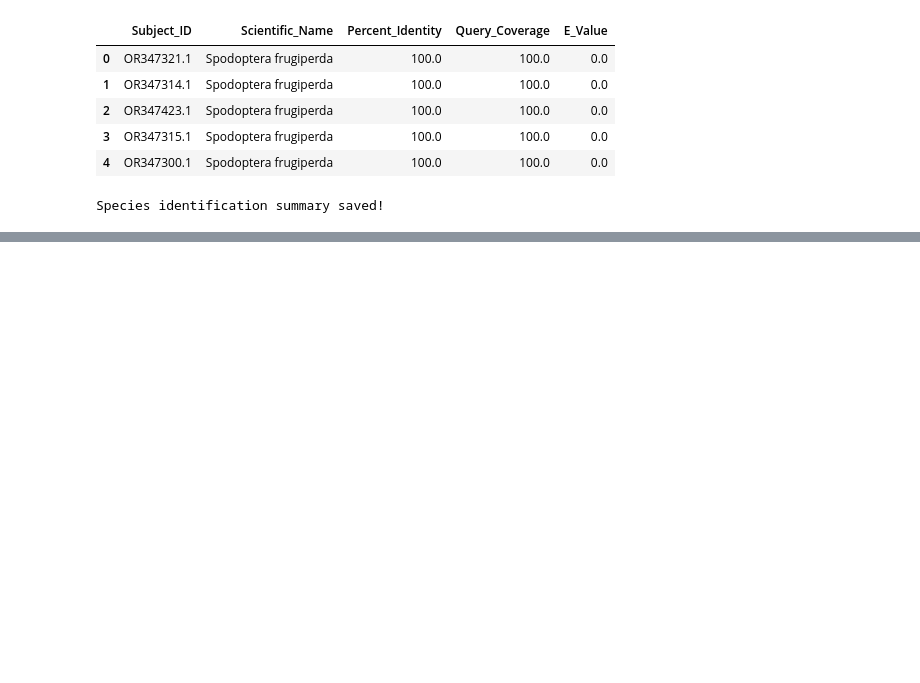
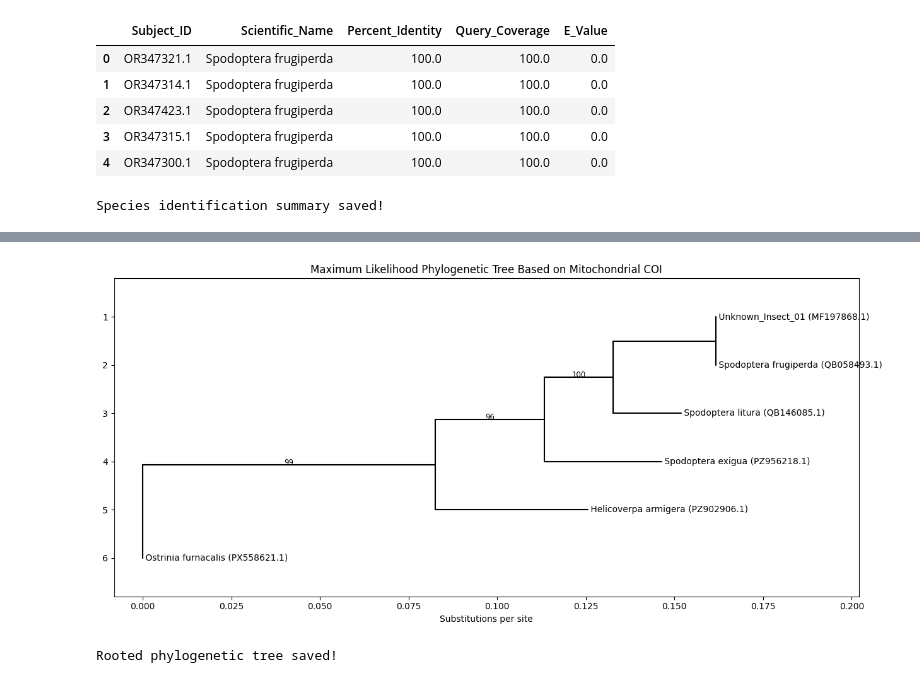
Before and after one commit to bioinformaticswithday/insect-species-identification, a Jupyter notebook: 01_Molecular_Species_Identification.ipynb, the cells around one changed output, grey strips where cells are left out. Saved outputs shown, nothing was run; the diff lists cells and outputs as text; code cells hidden in the pictures; blank space fills up the shorter version.

Commit message:
Insect Identification & Phylogeny Tree

```diff
--- a/01_Molecular_Species_Identification.ipynb
+++ b/01_Molecular_Species_Identification.ipynb
@@ -668,0 +765,4 @@ Project conclusion saved successfully!
+# %%
+print("=== PHYLOGENETIC DATASET ===")
+for rec in all_records:
+    print(rec.id, "|", len(rec.seq), "bp")
@@ -668,0 +910,74 @@ Project conclusion saved successfully!
+# %%
+
+from Bio import Phylo
+import matplotlib.pyplot as plt
+from pathlib import Path
+
+# Read the phylogenetic tree
+tree_file = Path(str(tree_prefix) + ".treefile")
+tree = Phylo.read(tree_file, "newick")
+
+# Root the tree using Ostrinia furnacalis
+outgroup = next(
+    tip for tip in tree.get_terminals()
+    if tip.name == "Ostrinia_furnacalis"
+)
+
+tree.root_with_outgroup(outgroup)
+
+# Create labels with accession numbers
+label_map = {
+    "Query_S_frugiperda":
+        "Unknown_Insect_01 (MF197868.1)"
+}
+
+for rec in reference_records:
+    accession = rec.description.split(
+        "source accession: "
+    )[-1]
+
+    species = rec.id.replace("_", " ")
+    label_map[rec.id] = f"{species} ({accession})"
+
+# Visualize rooted tree
+fig, ax = plt.subplots(figsize=(13, 6))
+
+Phylo.draw(
+    tree,
+    axes=ax,
+    do_show=False,
+    show_confidence=True,
+    label_func=lambda clade: (
+        label_map.get(clade.name, clade.name)
+        if clade.is_terminal() else None
+    )
+)
+
+ax.set_title(
+    "Maximum Likelihood Phylogenetic Tree "
+    "Based on Mitochondrial COI"
+)
+
+ax.set_xlabel("Substitutions per site")
+ax.set_ylabel("")
+
+plt.tight_layout()
+
+# Save figure
+output = (
+    project_dir / "results" /
+    "COI_rooted_phylogenetic_tree.png"
+)
+
+plt.savefig(
+    output,
+    dpi=300,
+    bbox_inches="tight"
+)
+
+plt.show()
+
+print("Rooted phylogenetic tree saved!")
+# %% [output]
+[figure, added]
+Rooted phylogenetic tree saved!
```
Also changed, not shown: parts of 17 cells of this notebook.
